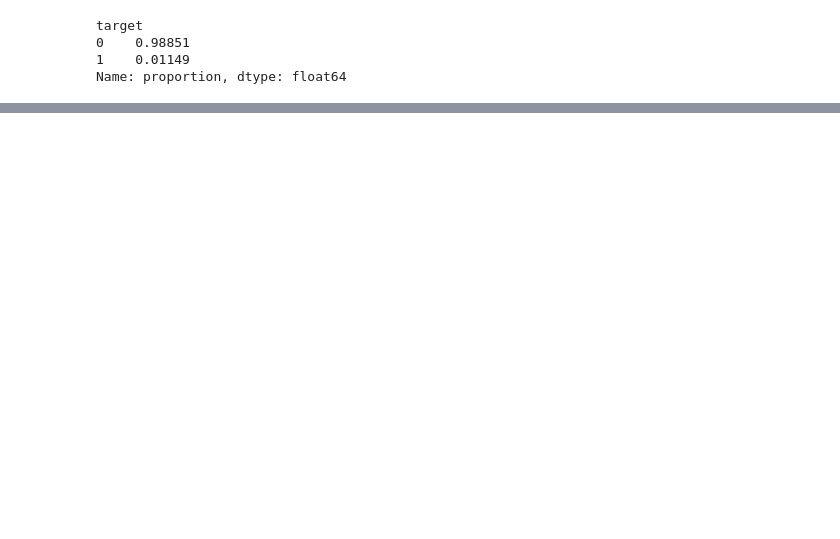
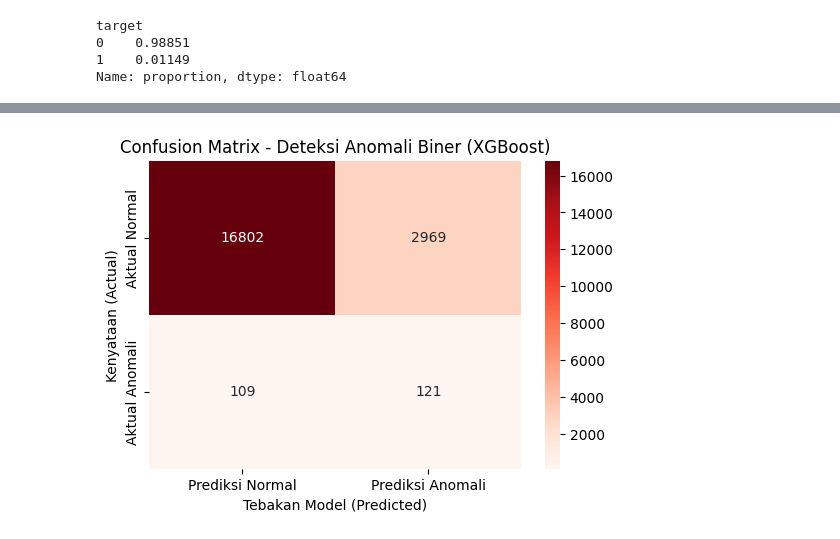
Before and after one commit to Elvin-Aurelio/UAS-Perancangan-Big-Data, a Jupyter notebook: jawaban.ipynb, the cells around one changed output, grey strips where cells are left out. Drawn from its saved outputs; the diff is of its cells as text; code cells hidden in the pictures; blank space fills up the shorter version.

```diff
--- a/jawaban.ipynb
+++ b/jawaban.ipynb
@@ -471,0 +569,4 @@ weighted avg       0.98      0.96      0.97     20000
+# %%
+jumlah_normal = (y_train_bin == 0).sum()
+jumlah_anomali = (y_train_bin == 1).sum()
+rasio_imbalance = jumlah_normal / jumlah_anomali
@@ -471,0 +581,12 @@ weighted avg       0.98      0.96      0.97     20000
+# %%
+xgb_bin_model = xgb.XGBClassifier(
+    n_estimators=100,            # Jumlah iterasi boosting
+    max_depth=6,                 # Batasan kedalaman pohon agar tidak overfitting
+    learning_rate=0.1,           # Ukuran langkah pembelajaran
+    objective='binary:logistic', # Fungsi objektif untuk biner
+    scale_pos_weight=rasio_imbalance, # untuk imbalanced data!
+    random_state=42,
+    n_jobs=-1
+)
+# %%
+xgb_bin_model.fit(X_train, y_train_bin)
@@ -471,0 +605,2 @@ weighted avg       0.98      0.96      0.97     20000
+# %%
+y_pred_bin = xgb_bin_model.predict(X_test)
@@ -471,0 +618,12 @@ weighted avg       0.98      0.96      0.97     20000
+# %%
+cm_bin = confusion_matrix(y_test_bin, y_pred_bin)
+plt.figure(figsize=(6, 4))
+sns.heatmap(cm_bin, annot=True, fmt='d', cmap='Reds',
+            xticklabels=['Prediksi Normal', 'Prediksi Anomali'],
+            yticklabels=['Aktual Normal', 'Aktual Anomali'])
+plt.title('Confusion Matrix - Deteksi Anomali Biner (XGBoost)')
+plt.ylabel('Kenyataan (Actual)')
+plt.xlabel('Tebakan Model (Predicted)')
+plt.show()
+# %% [output]
+[figure, added]
```
Also changed, not shown: parts of 30 cells of this notebook.
